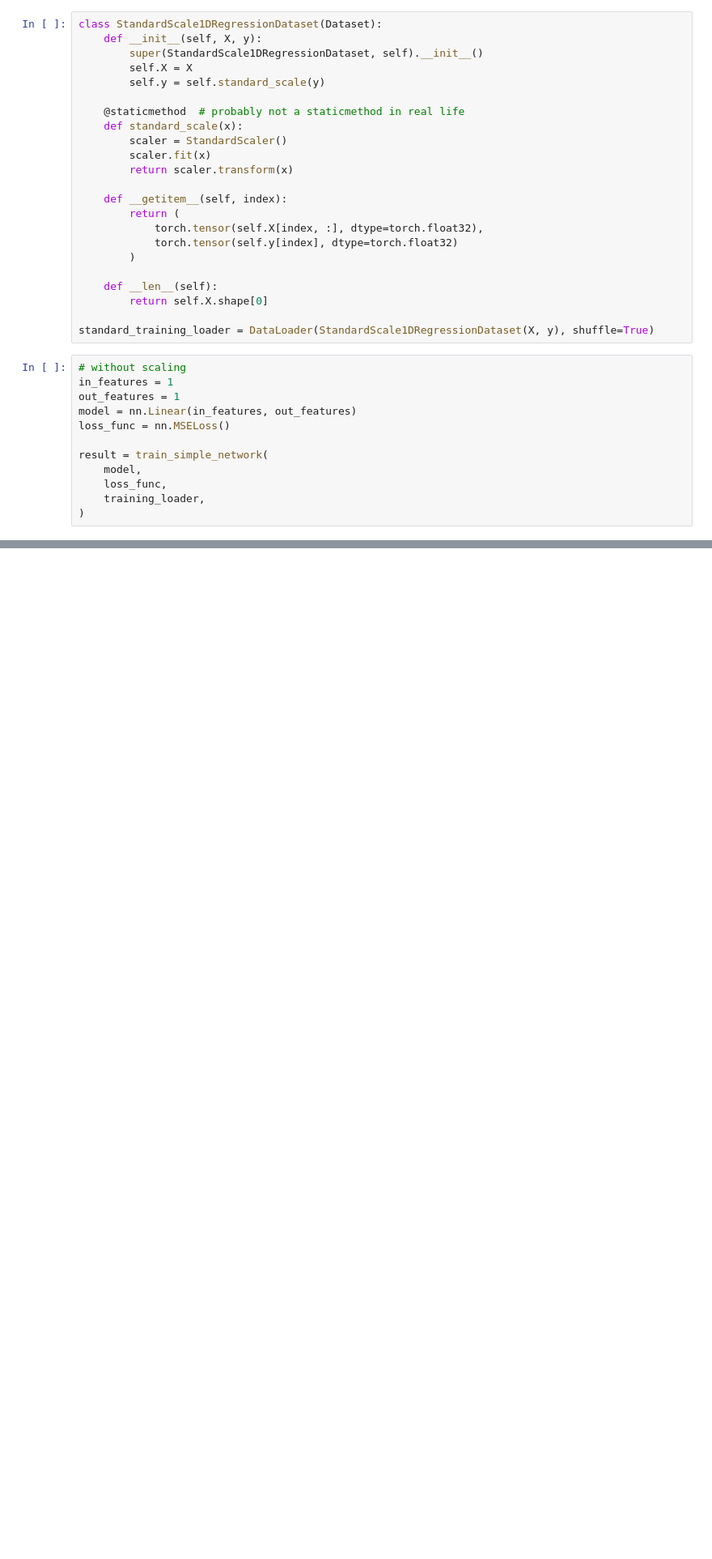
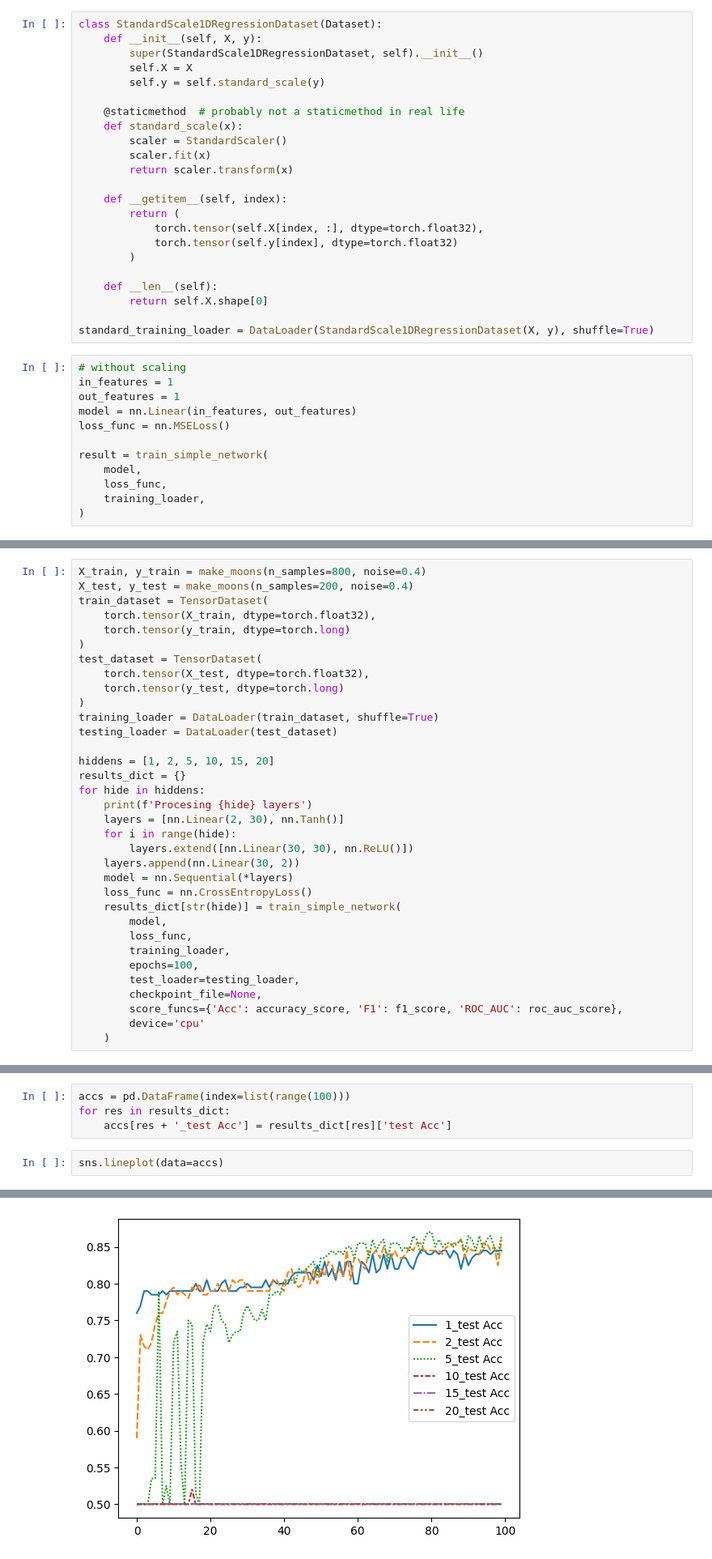
Before and after one commit to fabiogomez11c/hundred_concepts, a Jupyter notebook: feed_forward_networks/idl_ch2_excersices.ipynb, the cells around one changed output, grey strips where cells are left out. Shown at 81% size. Saved outputs shown, nothing was run; the diff lists cells and outputs as text; blank space fills up the shorter version.

```diff
--- a/feed_forward_networks/idl_ch2_excersices.ipynb
+++ b/feed_forward_networks/idl_ch2_excersices.ipynb
@@ -201,0 +406,34 @@ result = train_simple_network(
+# %%
+X_train, y_train = make_moons(n_samples=800, noise=0.4)
+X_test, y_test = make_moons(n_samples=200, noise=0.4)
+train_dataset = TensorDataset(
+    torch.tensor(X_train, dtype=torch.float32),
+    torch.tensor(y_train, dtype=torch.long)
+)
+test_dataset = TensorDataset(
+    torch.tensor(X_test, dtype=torch.float32),
+    torch.tensor(y_test, dtype=torch.long)
+)
+training_loader = DataLoader(train_dataset, shuffle=True)
+testing_loader = DataLoader(test_dataset)
+
+hiddens = [1, 2, 5, 10, 15, 20]
+results_dict = {}
+for hide in hiddens:
+    print(f'Procesing {hide} layers')
+    layers = [nn.Linear(2, 30), nn.Tanh()]
+    for i in range(hide):
+        layers.extend([nn.Linear(30, 30), nn.ReLU()])
+    layers.append(nn.Linear(30, 2))
+    model = nn.Sequential(*layers)
+    loss_func = nn.CrossEntropyLoss()
+    results_dict[str(hide)] = train_simple_network(
+        model,
+        loss_func,
+        training_loader,
+        epochs=100,
+        test_loader=testing_loader,
+        checkpoint_file=None,
+        score_funcs={'Acc': accuracy_score, 'F1': f1_score, 'ROC_AUC': roc_auc_score},
+        device='cpu'
+    )
@@ -201,0 +447,7 @@ result = train_simple_network(
+# %%
+accs = pd.DataFrame(index=list(range(100)))
+for res in results_dict:
+    accs[res + '_test Acc'] = results_dict[res]['test Acc']
+# %%
+sns.lineplot(data=accs)
+# %% [output]
@@ -201,0 +455 @@ result = train_simple_network(
+[figure, added]
```
Also changed, not shown: parts of 29 cells of this notebook, 2 other files.
